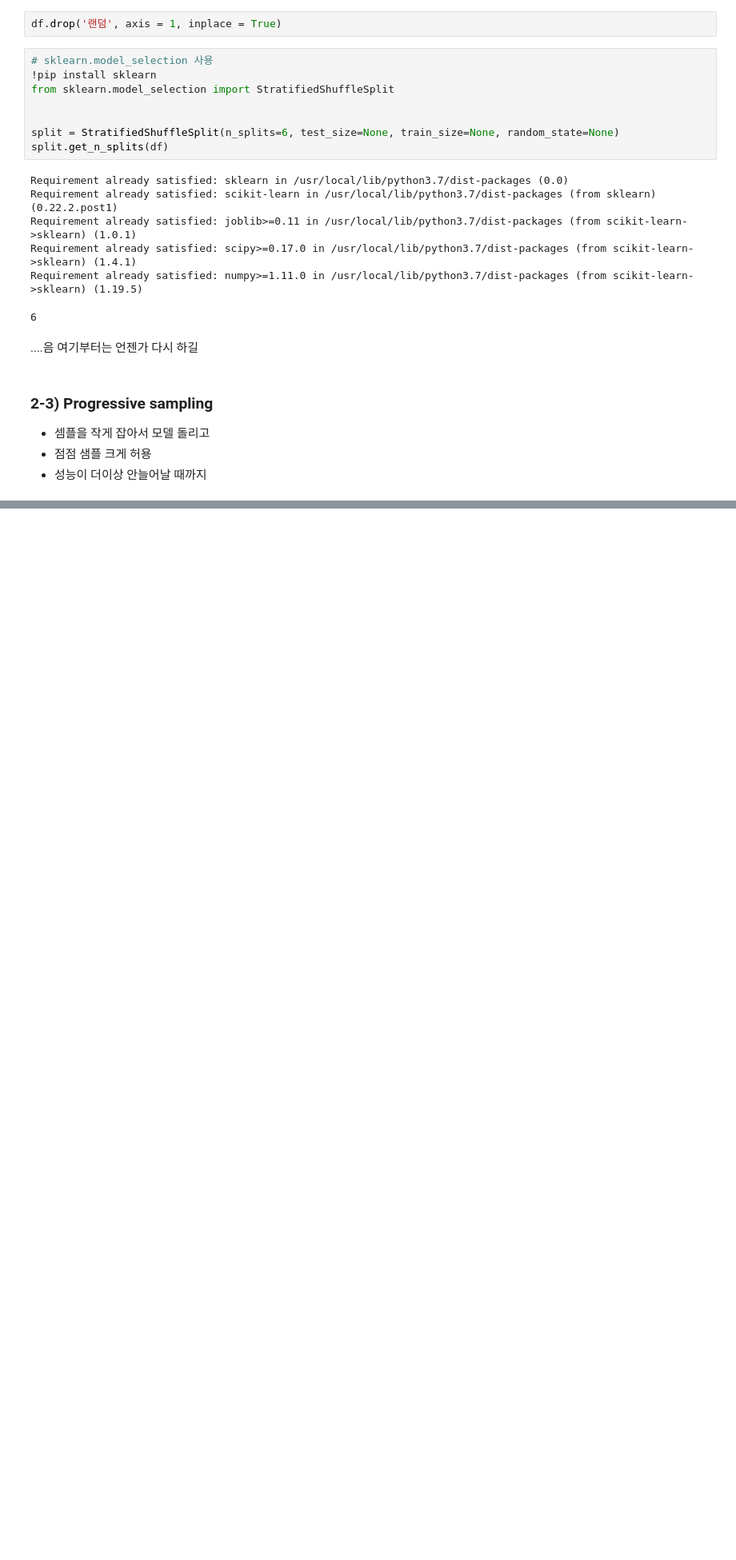
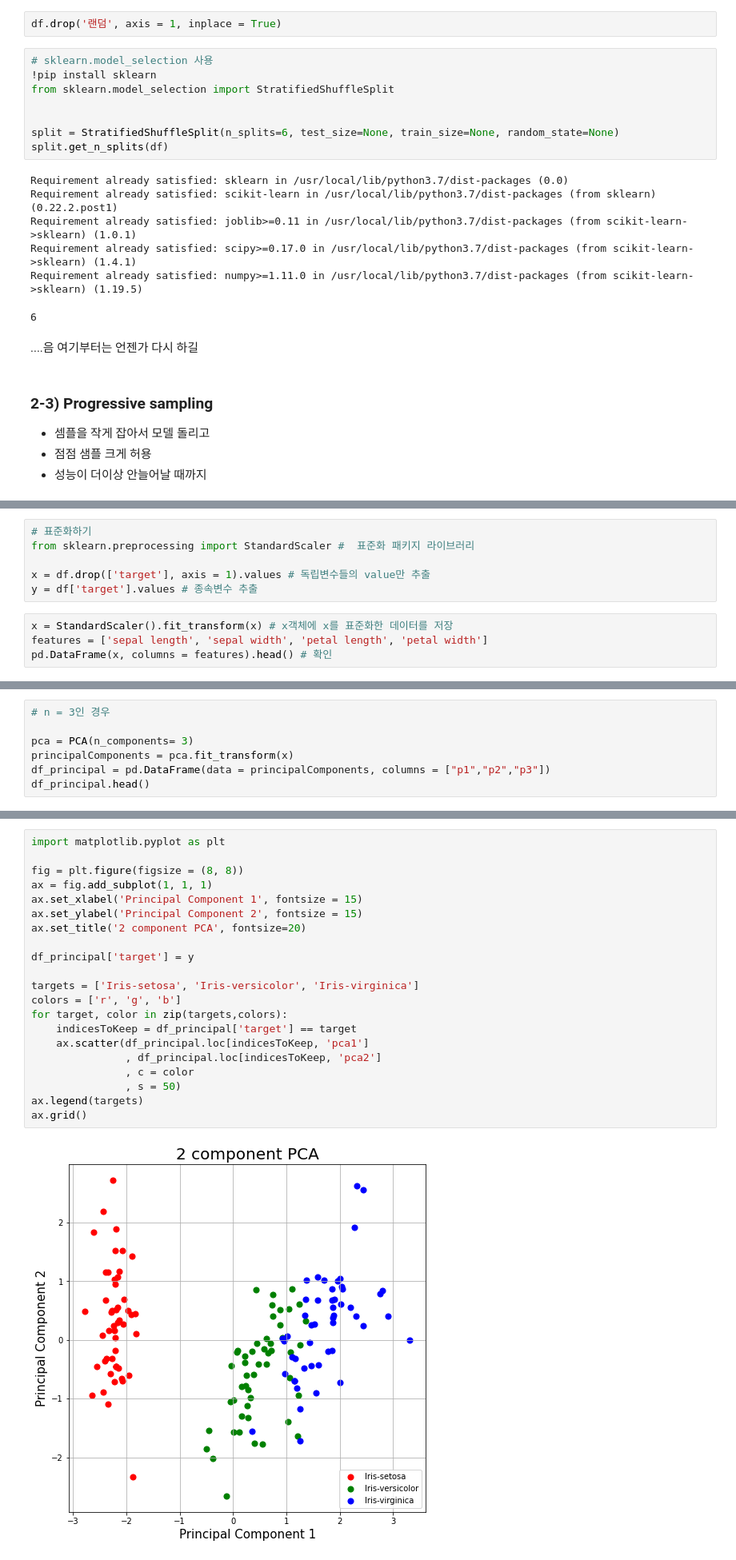
Before and after one commit to handhak0/TIL, a Jupyter notebook: DataMining/00.Data/03_Data_Quality.ipynb, the cells around one changed output, grey strips where cells are left out. Shown at 80% size. Cells and saved outputs as stored; diff of their text form; blank space fills up the shorter version.

Commit message:
feature selection ~ transformation

```diff
--- a/DataMining/00.Data/03_Data_Quality.ipynb
+++ b/DataMining/00.Data/03_Data_Quality.ipynb
@@ -301,0 +330,10 @@ Requirement already satisfied: numpy>=1.11.0 in /usr/local/lib/python3.7/dist-pa
+# %%
+# 표준화하기
+from sklearn.preprocessing import StandardScaler #  표준화 패키지 라이브러리
+
+x = df.drop(['target'], axis = 1).values # 독립변수들의 value만 추출
+y = df['target'].values # 종속변수 추출
+# %%
+x = StandardScaler().fit_transform(x) # x객체에 x를 표준화한 데이터를 저장
+features = ['sepal length', 'sepal width', 'petal length', 'petal width']
+pd.DataFrame(x, columns = features).head() # 확인
@@ -301,0 +372,7 @@ Requirement already satisfied: numpy>=1.11.0 in /usr/local/lib/python3.7/dist-pa
+# %%
+# n = 3인 경우
+
+pca = PCA(n_components= 3)
+principalComponents = pca.fit_transform(x)
+df_principal = pd.DataFrame(data = principalComponents, columns = ["p1","p2","p3"])
+df_principal.head()
@@ -301,0 +394,23 @@ Requirement already satisfied: numpy>=1.11.0 in /usr/local/lib/python3.7/dist-pa
+# %%
+import matplotlib.pyplot as plt
+
+fig = plt.figure(figsize = (8, 8))
+ax = fig.add_subplot(1, 1, 1)
+ax.set_xlabel('Principal Component 1', fontsize = 15)
+ax.set_ylabel('Principal Component 2', fontsize = 15)
+ax.set_title('2 component PCA', fontsize=20)
+
+df_principal['target'] = y
+
+targets = ['Iris-setosa', 'Iris-versicolor', 'Iris-virginica']
+colors = ['r', 'g', 'b']
+for target, color in zip(targets,colors):
+    indicesToKeep = df_principal['target'] == target
+    ax.scatter(df_principal.loc[indicesToKeep, 'pca1']
+               , df_principal.loc[indicesToKeep, 'pca2']
+               , c = color
+               , s = 50)
+ax.legend(targets)
+ax.grid()
+# %% [output]
+[figure, added]
```
Also changed, not shown: parts of 41 cells of this notebook, 2 other files.
